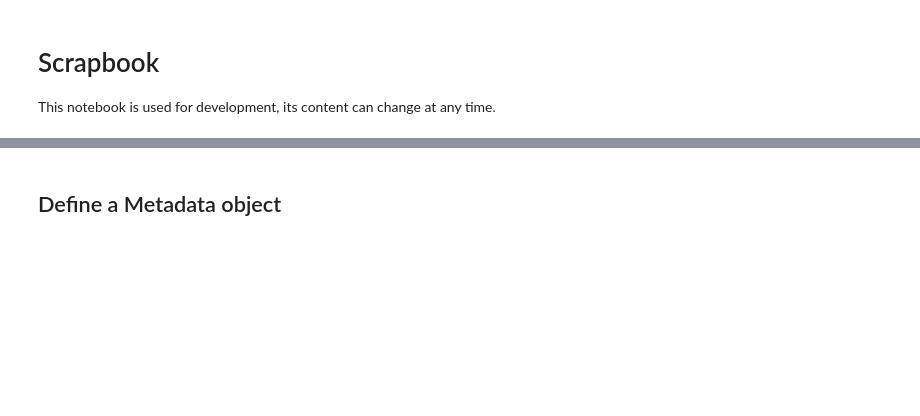
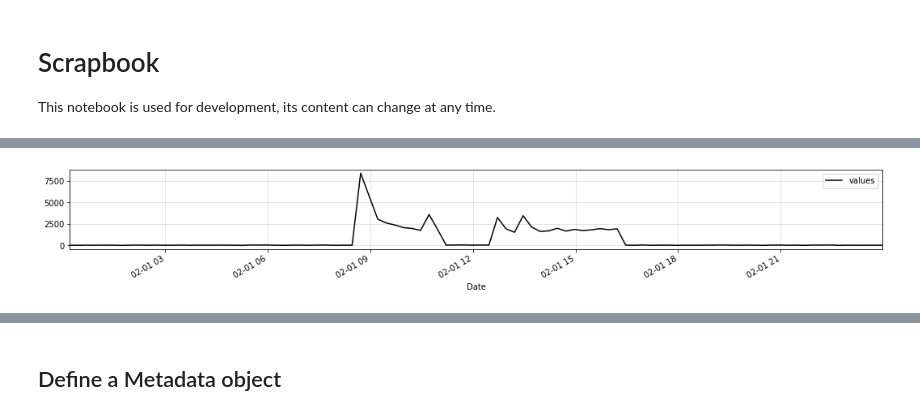
Before and after one commit to timeatlas-dev/timeatlas, a Jupyter notebook: notebooks/scrapbook.ipynb, the cells around one changed output, grey strips where cells are left out. Cells and saved outputs as stored; diff of their text form; code cells hidden in the pictures; blank space fills up the shorter version.

```diff
--- a/notebooks/scrapbook.ipynb
+++ b/notebooks/scrapbook.ipynb
@@ -11,0 +85,4 @@ ts = TimeSeries(s)
+# %%
+ts.apply(lambda x : x**2).plot()
+# %% [output]
+[figure, added]
```
Also changed, not shown: parts of 11 cells of this notebook, 1 other file.
